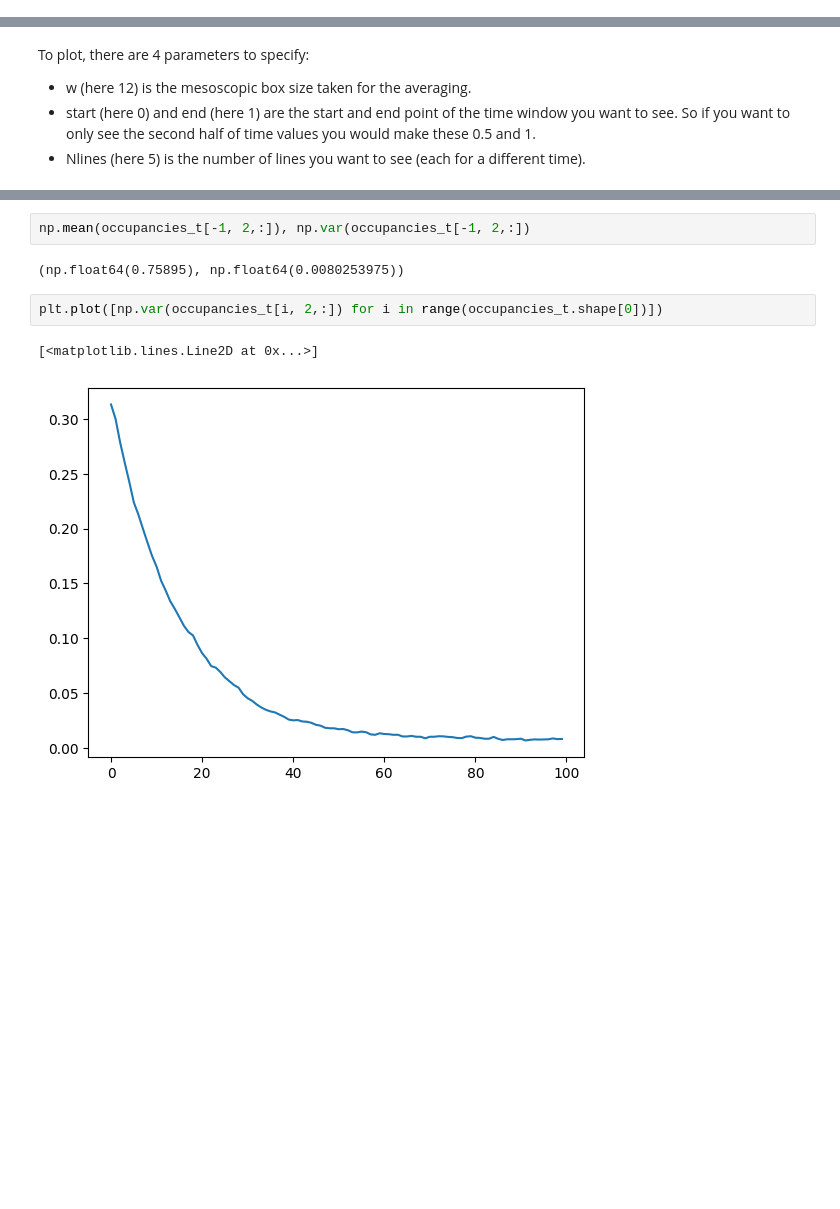
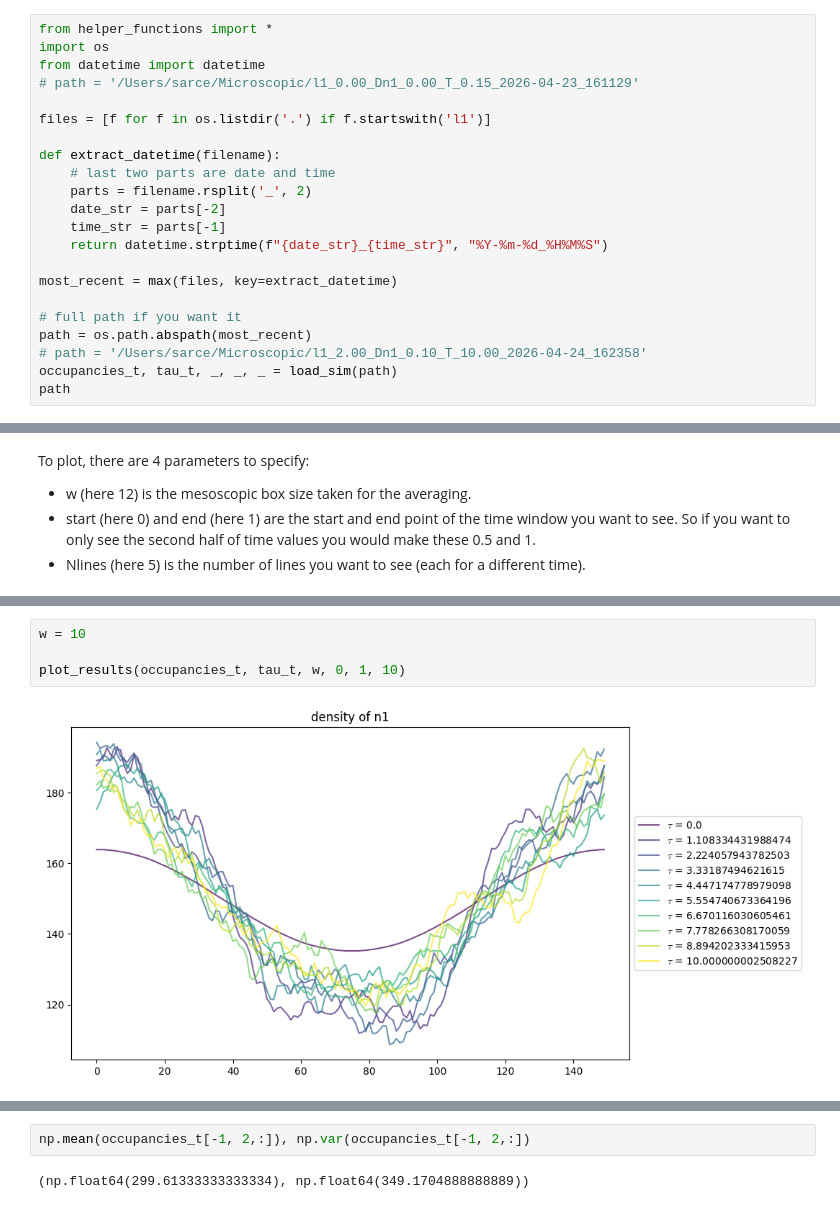
Before and after one commit to HappyTurtle99/Microscopic, a Jupyter notebook: visualize.ipynb, the cells around one changed output, grey strips where cells are left out. Cells and saved outputs as stored; diff of their text form; blank space fills up the shorter version.

```diff
--- a/visualize.ipynb
+++ b/visualize.ipynb
@@ -9,0 +3,22 @@ tau_t = np.linspace(0, 1, occupancies_t.shape[0])
+# %%
+from helper_functions import *
+import os
+from datetime import datetime
+# path = '/Users/sarce/Microscopic/l1_0.00_Dn1_0.00_T_0.15_2026-04-23_161129'
+
+files = [f for f in os.listdir('.') if f.startswith('l1')]
+
+def extract_datetime(filename):
+    # last two parts are date and time
+    parts = filename.rsplit('_', 2)
+    date_str = parts[-2]
+    time_str = parts[-1]
+    return datetime.strptime(f"{date_str}_{time_str}", "%Y-%m-%d_%H%M%S")
+
+most_recent = max(files, key=extract_datetime)
+
+# full path if you want it
+path = os.path.abspath(most_recent)
+# path = '/Users/sarce/Microscopic/l1_2.00_Dn1_0.10_T_10.00_2026-04-24_162358'
+occupancies_t, tau_t, _, _, _ = load_sim(path)
+path
@@ -29,0 +41,6 @@ plot_results(occupancies_t, tau_t, 0, 0, 1, Nlines=10)
+# %%
+w = 10
+
+plot_results(occupancies_t, tau_t, w, 0, 1, 10)
+# %% [output]
+[figure, added]
@@ -30,9 +49,4 @@ plot_results(occupancies_t, tau_t, 0, 0, 1, Nlines=10)
 # %%
 np.mean(occupancies_t[-1, 2,:]), np.var(occupancies_t[-1, 2,:])
 # %% [output]
-(np.float64(0.75895), np.float64(0.0080253975))
+(np.float64(299.61333333333334), np.float64(349.1704888888889))
-# %%
-plt.plot([np.var(occupancies_t[i, 2,:]) for i in range(occupancies_t.shape[0])])
-# %% [output]
-[<matplotlib.lines.Line2D at 0x...>]
-[figure, removed]
```
Also changed, not shown: parts of 14 cells of this notebook.
